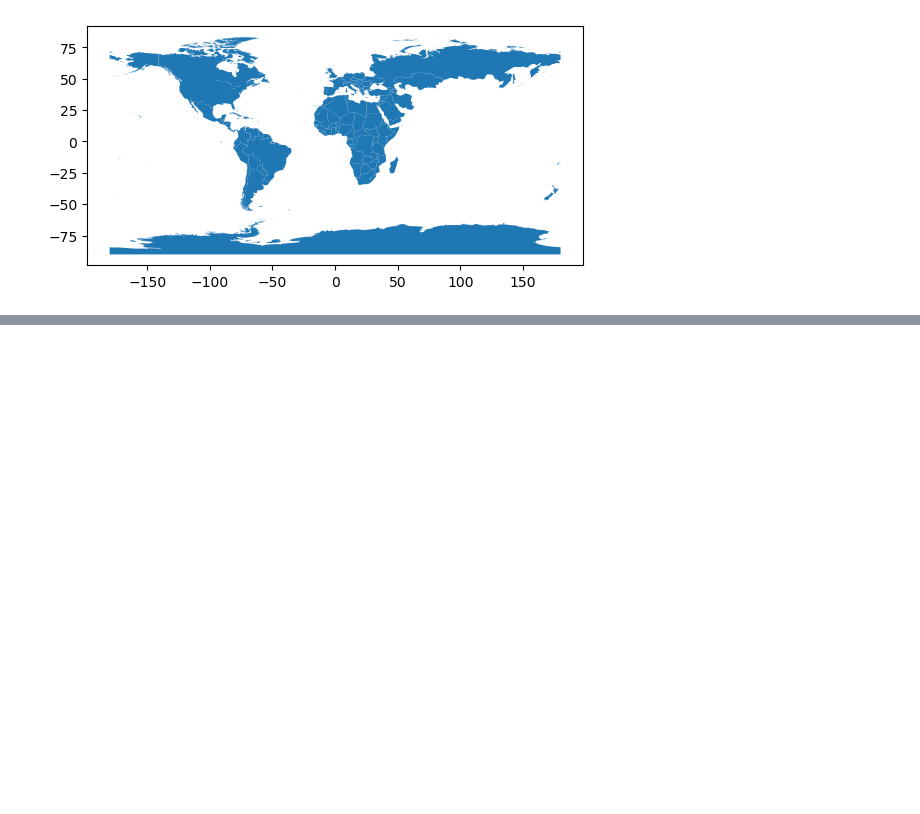
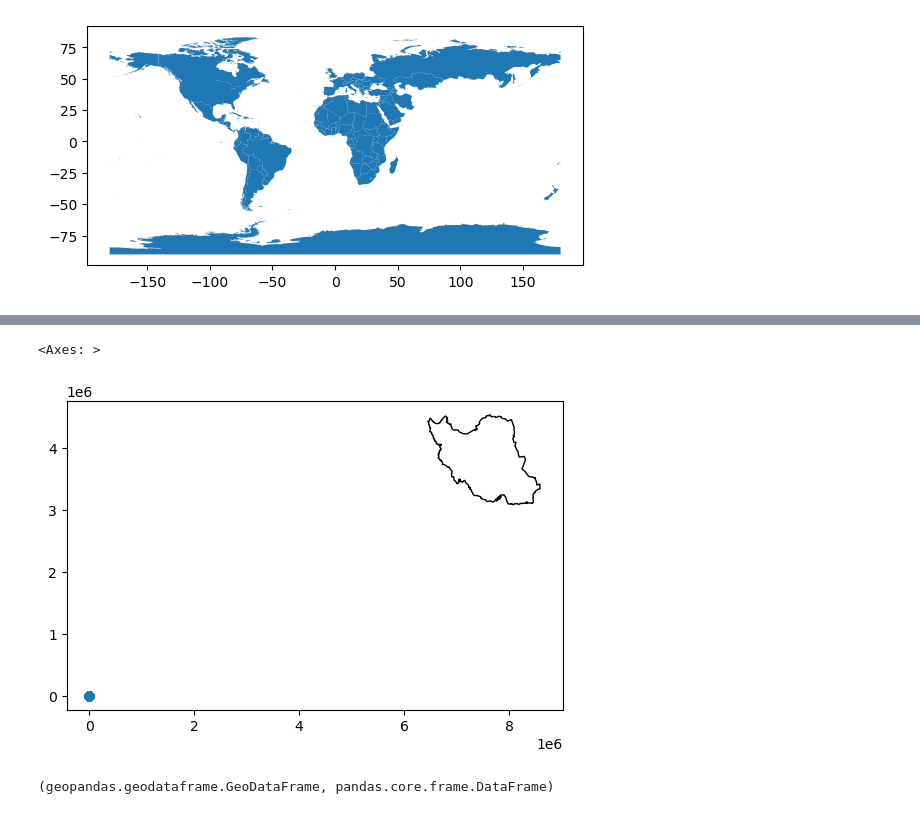
Before and after one commit to SeaWaterProject/Japan, a Jupyter notebook: Final.ipynb, the cells around one changed output, grey strips where cells are left out. Cells and saved outputs as stored; diff of their text form; code cells hidden in the pictures; blank space fills up the shorter version.

```diff
--- a/Final.ipynb
+++ b/Final.ipynb
@@ -62,0 +86,7 @@ japan.to_crs(6684).centroid.plot(color='red',ax=base2056)
+# %%
+import pandas as pd
+infoairports=pd.read_csv(os.path.join("data","ir-airports.csv"))
+
+# some rows
+
+infoairports.iloc[[0,1,2,3,-4,-3,-2,-1],:] #head and tail
@@ -62,0 +104,5 @@ japan.to_crs(6684).centroid.plot(color='red',ax=base2056)
+# %%
+keep=['name','type','latitude_deg', 'longitude_deg','elevation_ft','region_name','municipality']
+infoairports=infoairports.loc[:,keep]
+
+infoairports.info()
@@ -62,0 +124,21 @@ japan.to_crs(6684).centroid.plot(color='red',ax=base2056)
+# %%
+numericCols=['latitude_deg', 'longitude_deg','elevation_ft']
+infoairports[numericCols]=infoairports.loc[:,numericCols].apply(lambda x:pd.to_numeric(x))
+# %%
+airports=gpd.GeoDataFrame(data=infoairports.copy(),
+                 geometry=gpd.points_from_xy(infoairports.longitude_deg,
+                                             infoairports.latitude_deg),
+                 crs=iran.crs.to_epsg())# the coordinates were in degrees - unprojected
+
+# let's plot
+
+base = iran_3387.plot(color='white', edgecolor='black')
+airports.plot(ax=base)
+# %% [output]
+<Axes: >
+[figure, added]
+# %%
+#remember:
+type(airports), type(infoairports)
+# %% [output]
+(geopandas.geodataframe.GeoDataFrame, pandas.core.frame.DataFrame)
```
Also changed, not shown: parts of 27 cells of this notebook, 2 other files.
